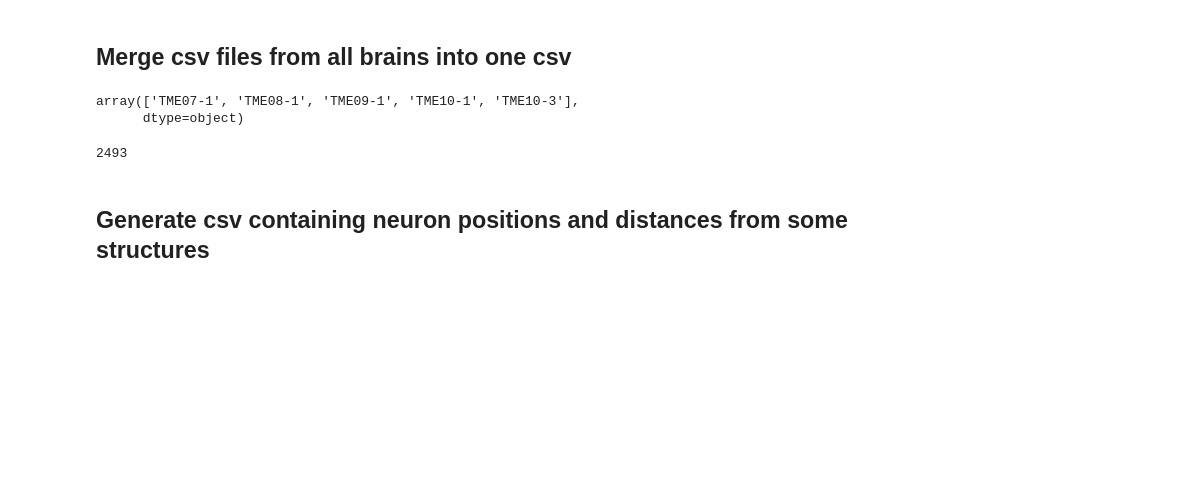
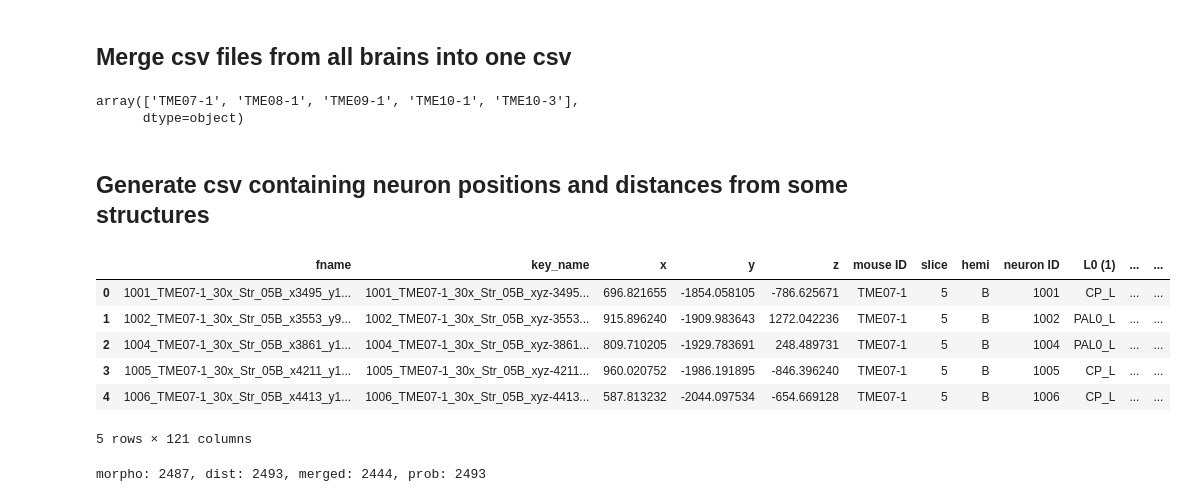
Before and after one commit to twardlab/dragonfly_registration_summer_2023, a Jupyter notebook: check_yongsoo_structure_locations_v00.ipynb, the cells around one changed output. Cells and saved outputs as stored; diff of their text form; code cells hidden in the pictures; blank space fills up the shorter version.

Commit message:
offset resolved?, dist_prob.csv in step3

```diff
--- a/check_yongsoo_structure_locations_v00.ipynb
+++ b/check_yongsoo_structure_locations_v00.ipynb
@@ -1078,10 +1078,6 @@ np.unique(main_data['mouse ID'])
 # %% [output]
 array(['TME07-1', 'TME08-1', 'TME09-1', 'TME10-1', 'TME10-3'],
       dtype=object)
-# %%
-pd.
-# %% [output]
-2493
 # %% [markdown]
 ## Generate csv containing neuron positions and distances from some structures
 # %%
@@ -1168,17 +1164,39 @@ df_out.to_csv(tempDir, index=False)
 # %%
 raise Exception('Check before merging')
 # %%
+# merged_df_inner : The csv used for generating the 3d neuronal distributions
+# merged_prob_df : The csv containing the soma coords and probability values
+
 import pandas as pd
 
+# For merging the prob and dist csv files
 morpho_path = '/home/abenneck/dragonfly_work/d1d2_with_clusters_Nov-9-2023.csv'
 morpho_df = pd.read_csv(morpho_path)
 
 dist_path = '/home/abenneck/dragonfly_work/position_and_dist.csv'
 dist_df = pd.read_csv(dist_path)
 
-merged_df_outer = dist_df.merge(morpho_df, right_on = 'file path', left_on = 'key_name', indicator = True, how = 'outer')
 merged_df_inner = dist_df.merge(morpho_df, right_on = 'file path', left_on = 'key_name', how = 'inner')
 
-# merged_df.head()
+prob_path = '/home/abenneck/nafs/dtward/andrew_work/test/dragonfly_work/prob_dist_out/neuron_region_prob_sf5.csv'
+prob_df = pd.read_csv(prob_path)
+
+merged_prob_df = merged_df_inner.merge(prob_df, right_on = 'fname', left_on = 'fname', how = 'inner')
+merged_prob_df = merged_prob_df.drop(labels = list(merged_prob_df.columns[5:57]), axis=1) # Drop all thr morpho features
+merged_prob_df = merged_prob_df.rename(columns = {'slice_y' : 'slice', 'hemi_y' : 'hemi'})
+
+merged_prob_df.head()
+
+# merged_prob_df.to_csv('/home/abenneck/dragonfly_work/prob_dist_out/pos_and_prob.csv',index = False)
+# %% [output]
+|  | fname | key_name | x | y | z | mouse ID | slice | hemi | neuron ID | L0 (1) | ... | ... |
+| 0 | 1001_TME07-1_30x_Str_05B_x3495_y1... | 1001_TME07-1_30x_Str_05B_xyz-3495... | 696.821655 | -1854.058105 | -786.625671 | TME07-1 | 5 | B | 1001 | CP_L | ... | ... |
+| 1 | 1002_TME07-1_30x_Str_05B_x3553_y9... | 1002_TME07-1_30x_Str_05B_xyz-3553... | 915.896240 | -1909.983643 | 1272.042236 | TME07-1 | 5 | B | 1002 | PAL0_L | ... | ... |
+| 2 | 1004_TME07-1_30x_Str_05B_x3861_y1... | 1004_TME07-1_30x_Str_05B_xyz-3861... | 809.710205 | -1929.783691 | 248.489731 | TME07-1 | 5 | B | 1004 | PAL0_L | ... | ... |
+| 3 | 1005_TME07-1_30x_Str_05B_x4211_y1... | 1005_TME07-1_30x_Str_05B_xyz-4211... | 960.020752 | -1986.191895 | -846.396240 | TME07-1 | 5 | B | 1005 | CP_L | ... | ... |
+| 4 | 1006_TME07-1_30x_Str_05B_x4413_y1... | 1006_TME07-1_30x_Str_05B_xyz-4413... | 587.813232 | -2044.097534 | -654.669128 | TME07-1 | 5 | B | 1006 | CP_L | ... | ... |
+5 rows × 121 columns
 # %%
-print(f'morpho: {len(morpho_df)}, dist: {len(dist_df)}, merged: {len(merged_df_inner)}')
+print(f'morpho: {len(morpho_df)}, dist: {len(dist_df)}, merged: {len(merged_df_inner)}, prob: {len(prob_df)}')
+# %% [output]
+morpho: 2487, dist: 2493, merged: 2444, prob: 2493
```
Also changed, not shown: parts of 2 cells of this notebook, 2 other files.
